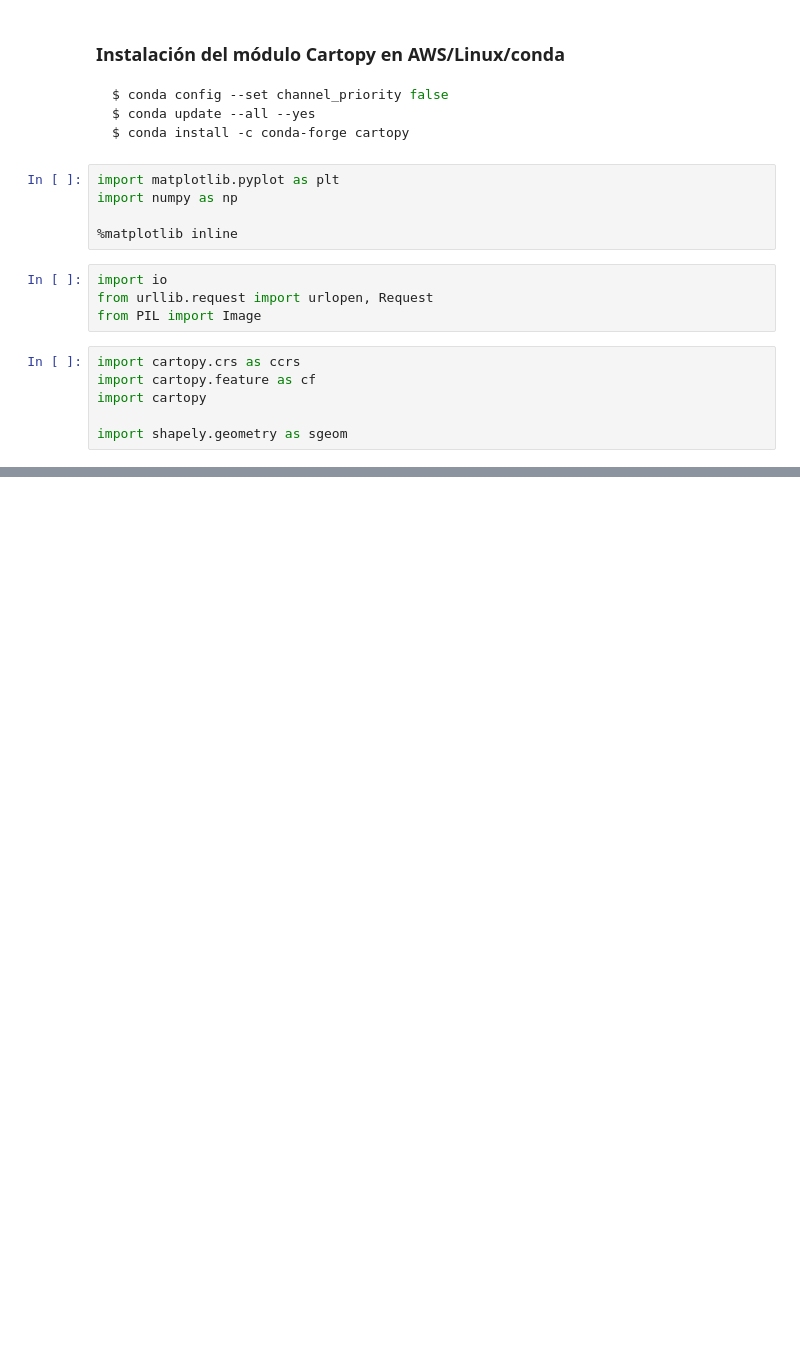
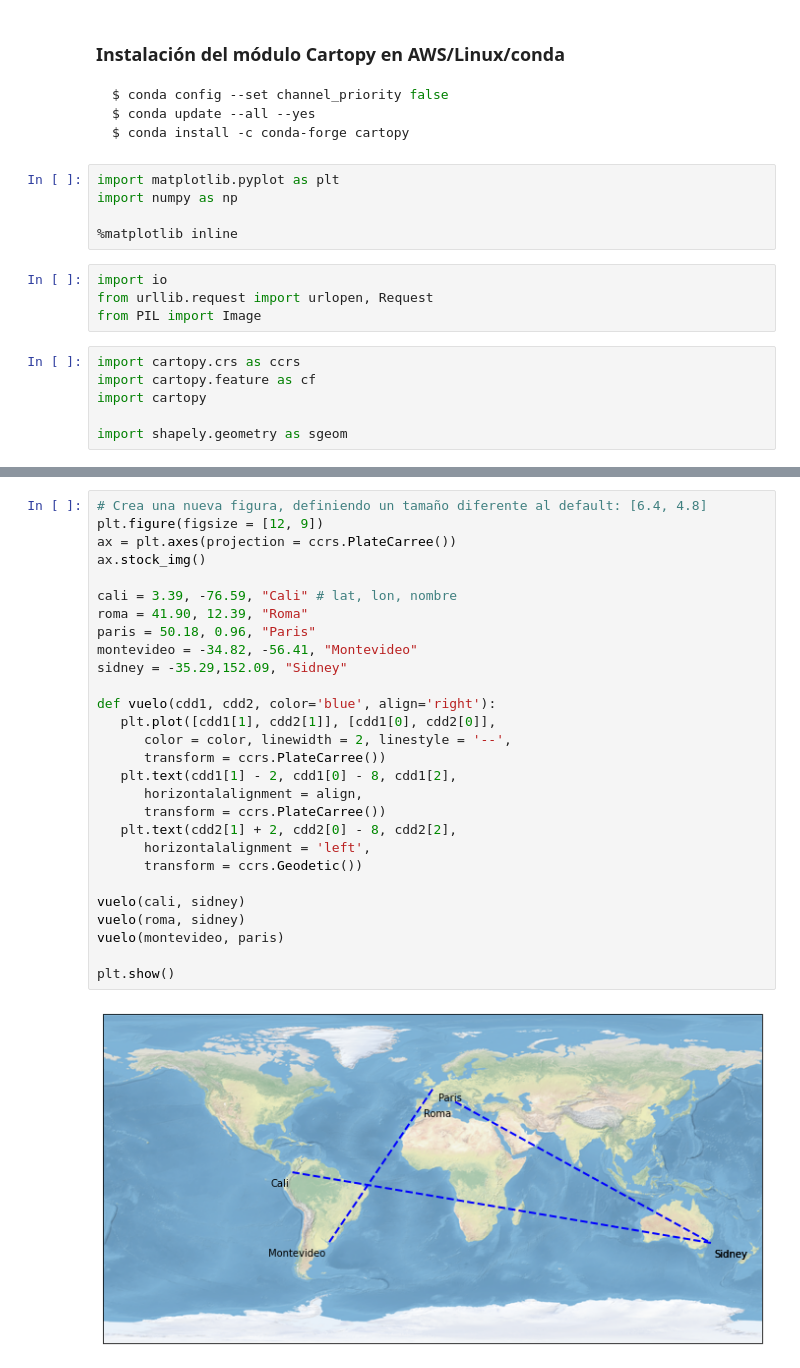
Before and after one commit to JuanPDuateC/Notebooks, a Jupyter notebook: 05_Mapas.ipynb, the cells around one changed output, grey strips where cells are left out. Drawn from its saved outputs; the diff is of its cells as text; blank space fills up the shorter version.

```diff
--- a/05_Mapas.ipynb
+++ b/05_Mapas.ipynb
@@ -68,3 +76,33 @@ plt.close()
+# %%
+# Crea una nueva figura, definiendo un tamaño diferente al default: [6.4, 4.8]
+plt.figure(figsize = [12, 9])
+ax = plt.axes(projection = ccrs.PlateCarree())
+ax.stock_img()
+
+cali = 3.39, -76.59, "Cali" # lat, lon, nombre
+roma = 41.90, 12.39, "Roma"
+paris = 50.18, 0.96, "Paris"
+montevideo = -34.82, -56.41, "Montevideo"
+sidney = -35.29,152.09, "Sidney"
+
+def vuelo(cdd1, cdd2, color='blue', align='right'):
+   plt.plot([cdd1[1], cdd2[1]], [cdd1[0], cdd2[0]],
+      color = color, linewidth = 2, linestyle = '--',
+      transform = ccrs.PlateCarree())
+   plt.text(cdd1[1] - 2, cdd1[0] - 8, cdd1[2],
+      horizontalalignment = align,
+      transform = ccrs.PlateCarree())
+   plt.text(cdd2[1] + 2, cdd2[0] - 8, cdd2[2],
+      horizontalalignment = 'left',
+      transform = ccrs.Geodetic())
+
+vuelo(cali, sidney)
+vuelo(roma, sidney)
+vuelo(montevideo, paris)
+
+plt.show()
+# %% [output]
+[figure, added]
 # %%
 # Crea una nueva figura, definiendo un tamaño diferente al default: [6.4, 4.8]
 plt.figure(figsize = [12, 9])
```
Also changed, not shown: parts of 11 cells of this notebook.
